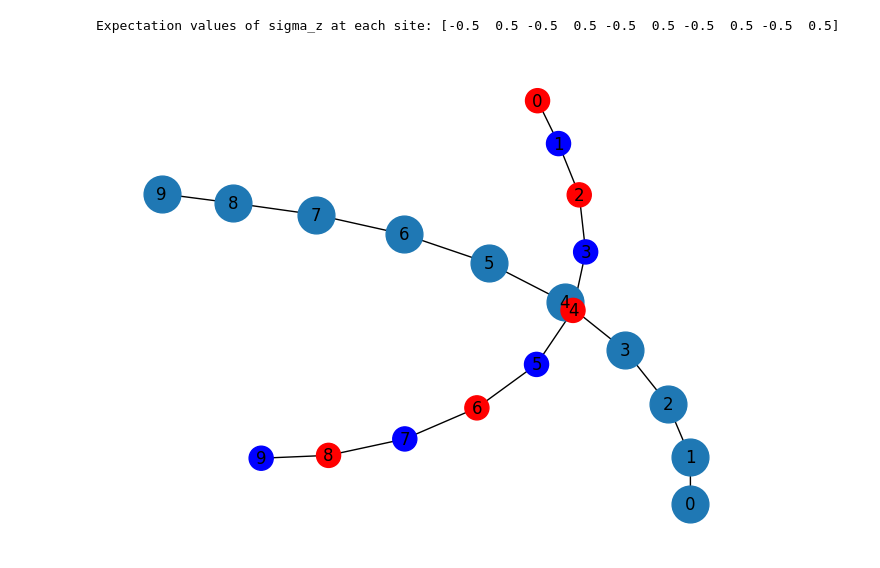
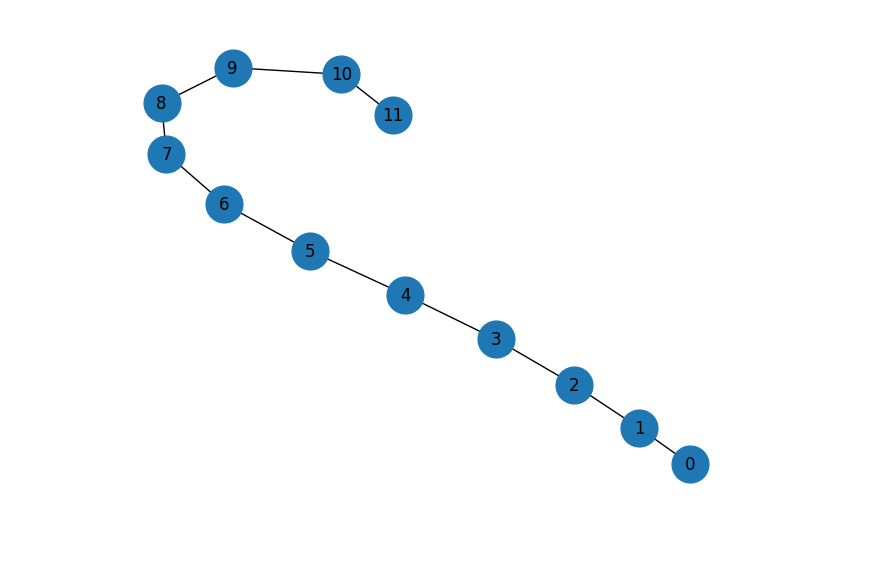
Before and after one commit to Khadijah-Trawally/QuantumGraphColoring, a Jupyter notebook: test_graph_coloring_hamiltonian.ipynb, the cells around one changed output. Saved outputs shown, nothing was run; the diff lists cells and outputs as text; code cells hidden in the pictures.

```diff
--- a/test_graph_coloring_hamiltonian.ipynb
+++ b/test_graph_coloring_hamiltonian.ipynb
@@ -12,5 +23,5 @@ import networkx as nx
 # %%
-def draw_graph(N, edges):
+def draw_graph(N, edges, node_color = None):
     """
     Generate and draw a graph with a given structure
 
@@ -20,16 +31,26 @@ def draw_graph(N, edges):
         Number of nodes of the graph
     edges : list of tuples of ints
         Edges of the graph
+    node_color : color or array of colors, optional
+         Node color
+
 
     Returns
     -------
     nx.Graph
         Graph object
     """
+
+
+    seed = 12345
     graph = nx.Graph()
     graph.add_nodes_from([ii for ii in range(N)])
     graph.add_edges_from(edges)
-    nx.draw(graph, with_labels=True, node_size=700)
+
+
+    pos = nx.spring_layout(graph, seed=seed)
+
+    nx.draw(graph, with_labels=True, pos=pos, node_size=700, node_color = node_color)
 
 
     return graph
@@ -399,12 +420,8 @@ Expectation values of sigma_z at each site: [-0.5  0.5 -0.5  0.5]
 # %%
-num_nodes= 10
+num_nodes= 12
 color = 2
 edges = [ (ii, ii+1) for ii in range(num_nodes-1)]
+
 G_line = draw_graph(num_nodes, edges)
-
-opt_sol = generate_ising_hamiltonian(num_nodes, color,G_line )
-
-color_graph(opt_sol, G_line)
 # %% [output]
-Expectation values of sigma_z at each site: [-0.5  0.5 -0.5  0.5 -0.5  0.5 -0.5  0.5 -0.5  0.5]
-[figure, old version]
+[figure, new version]
```
Also changed, not shown: parts of 12 cells of this notebook.
